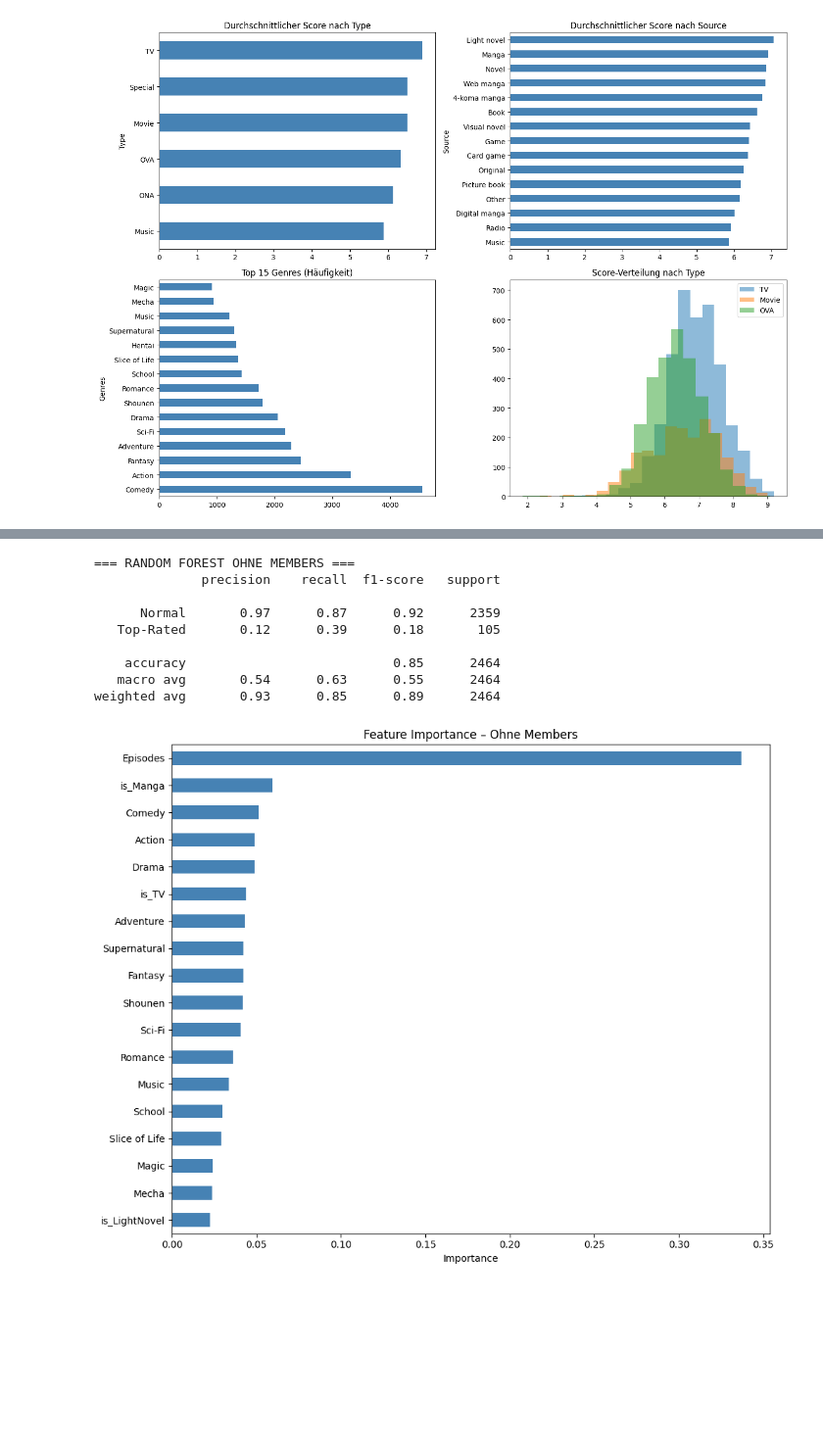
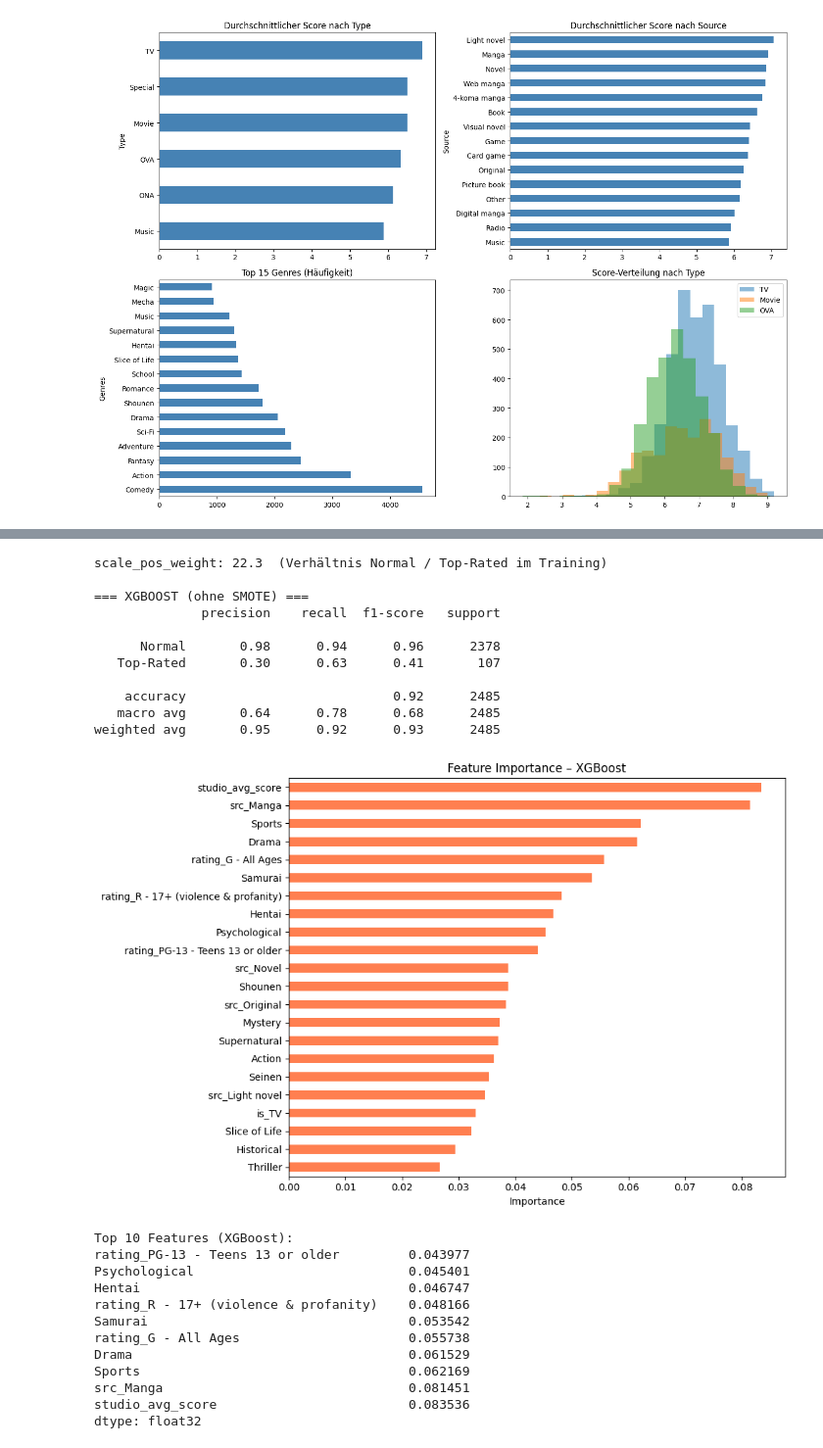
Before and after one commit to Johnny-my-boi/Portfolio_Projekt, a Jupyter notebook: notebooks/01_eda.ipynb, the cells around one changed output, grey strips where cells are left out. Shown at 98% size. Cells and saved outputs as stored; diff of their text form; code cells hidden in the pictures; blank space fills up the shorter version.

```diff
--- a/notebooks/01_eda.ipynb
+++ b/notebooks/01_eda.ipynb
@@ -327,10 +571,6 @@ dtype: int64
 # %%
 from sklearn.model_selection import train_test_split
 
-# Features definieren
-feature_cols = top_genres + ['is_TV', 'is_Manga', 'is_LightNovel', 'Episodes', 'Members']
-
-# Zeilen mit fehlenden Werten in den Features entfernen
 df_model = df_scored[feature_cols + ['Top_Rated']].dropna()
 
 X = df_model[feature_cols]
@@ -338,7 +578,7 @@ y = df_model['Top_Rated']
 
 X_train, X_test, y_train, y_test = train_test_split(X, y, test_size=0.2, random_state=42, stratify=y)
 
-print(f"Trainingsdaten: {X_train.shape[0]} Zeilen")
+print(f"Trainingsdaten: {X_train.shape[0]} Zeilen, {X_train.shape[1]} Features")
 print(f"Testdaten:      {X_test.shape[0]} Zeilen")
 print(f"Top-Rated im Training: {y_train.mean():.1%}")
 print(f"Top-Rated im Test:     {y_test.mean():.1%}")
@@ -457,35 +734,57 @@ dtype: float64
 # %%
-# Features ohne Members
-feature_cols_clean = [c for c in feature_cols if c != 'Members']
+from xgboost import XGBClassifier
 
-X_train_clean = X_train[feature_cols_clean]
-X_test_clean = X_test[feature_cols_clean]
+neg, pos = (y_train == 0).sum(), (y_train == 1).sum()
+spw = neg / pos
 
-# Neues SMOTE + Random Forest
-X_train_sm2, y_train_sm2 = smote.fit_resample(X_train_clean, y_train)
+xgb = XGBClassifier(
+    scale_pos_weight=spw,
+    n_estimators=100,
+    random_state=42,
+    eval_metric='logloss',
+)
+xgb.fit(X_train, y_train)
+y_pred_xgb = xgb.predict(X_test)
 
-rf_clean = RandomForestClassifier(n_estimators=100, random_state=42)
-rf_clean.fit(X_train_sm2, y_train_sm2)
-y_pred_clean = rf_clean.predict(X_test_clean)
+print(f"scale_pos_weight: {spw:.1f}  (Verhältnis Normal / Top-Rated im Training)")
+print("\n=== XGBOOST (ohne SMOTE) ===")
+print(classification_report(y_test, y_pred_xgb, target_names=['Normal', 'Top-Rated']))
 
-print("=== RANDOM FOREST OHNE MEMBERS ===")
-print(classification_report(y_test, y_pred_clean, target_names=['Normal', 'Top-Rated']))
+# Feature Importance
+importance_xgb = pd.Series(xgb.feature_importances_, index=feature_cols)
+importance_xgb = importance_xgb[importance_xgb > 0].sort_values(ascending=True)
 
-# Neue Feature Importance
-importance_clean = pd.Series(rf_clean.feature_importances_, index=feature_cols_clean)
-importance_clean.sort_values(ascending=True).plot(kind='barh', figsize=(10, 8), color='steelblue')
-plt.title('Feature Importance – Ohne Members')
+plt.figure(figsize=(10, max(6, len(importance_xgb) * 0.3)))
+importance_xgb.plot(kind='barh', color='coral')
+plt.title('Feature Importance – XGBoost')
 plt.xlabel('Importance')
 plt.tight_layout()
 plt.show()
+
+print("\nTop 10 Features (XGBoost):")
+print(importance_xgb.tail(10))
 # %% [output]
-=== RANDOM FOREST OHNE MEMBERS ===
+scale_pos_weight: 22.3  (Verhältnis Normal / Top-Rated im Training)
+
+=== XGBOOST (ohne SMOTE) ===
               precision    recall  f1-score   support
 
-      Normal       0.97      0.87      0.92      2359
-   Top-Rated       0.12      0.39      0.18       105
+      Normal       0.98      0.94      0.96      2378
+   Top-Rated       0.30      0.63      0.41       107
 
-    accuracy                           0.85      2464
-   macro avg       0.54      0.63      0.55      2464
-weighted avg       0.93      0.85      0.89      2464
+    accuracy                           0.92      2485
+   macro avg       0.64      0.78      0.68      2485
+weighted avg       0.95      0.92      0.93      2485
-[figure, old version]
+[figure, new version]
+Top 10 Features (XGBoost):
+rating_PG-13 - Teens 13 or older         0.043977
+Psychological                            0.045401
+Hentai                                   0.046747
+rating_R - 17+ (violence & profanity)    0.048166
+Samurai                                  0.053542
+rating_G - All Ages                      0.055738
+Drama                                    0.061529
+Sports                                   0.062169
+src_Manga                                0.081451
+studio_avg_score                         0.083536
+dtype: float32
```
Also changed, not shown: parts of 32 cells of this notebook, 4 other files.
